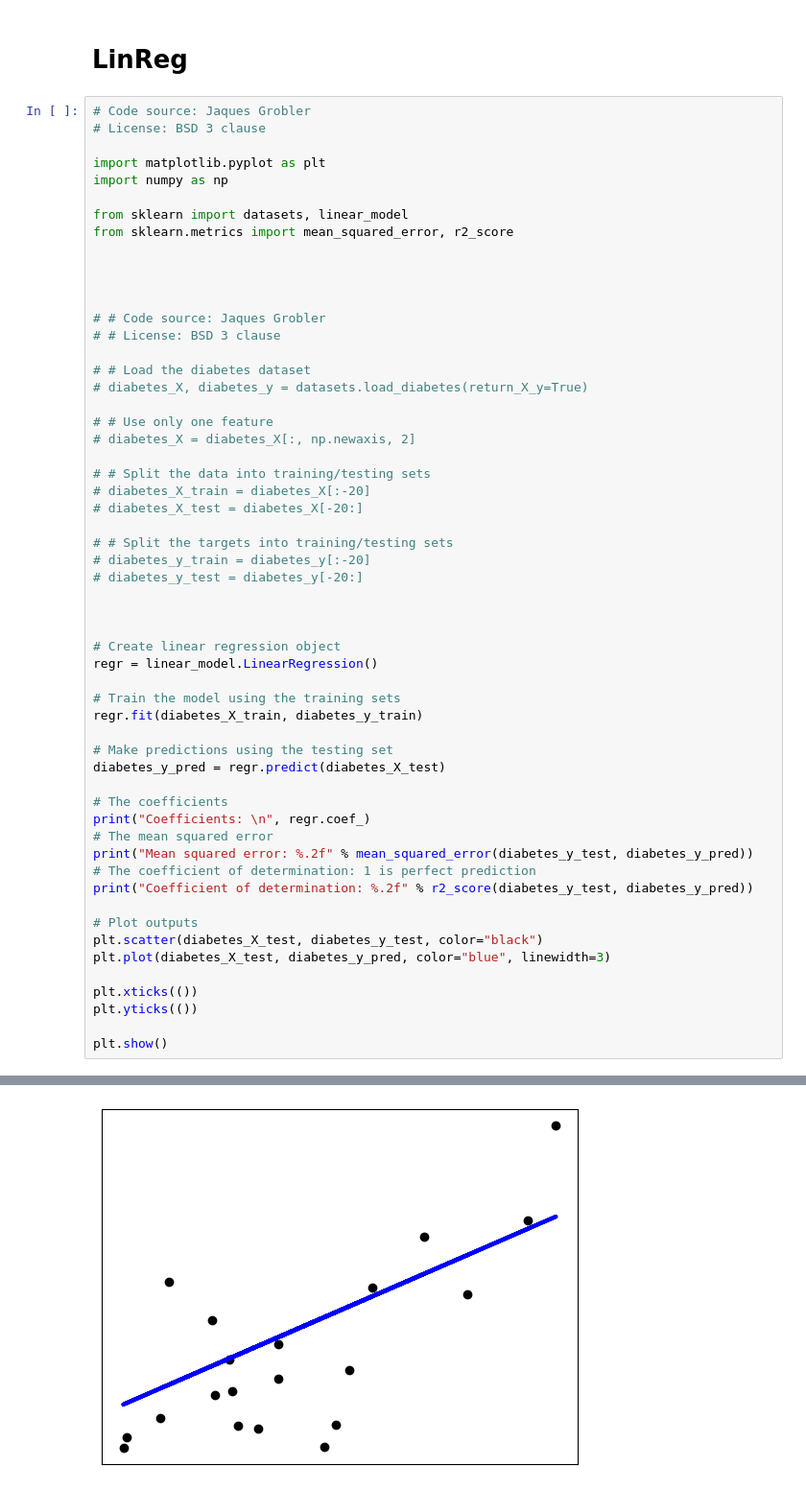
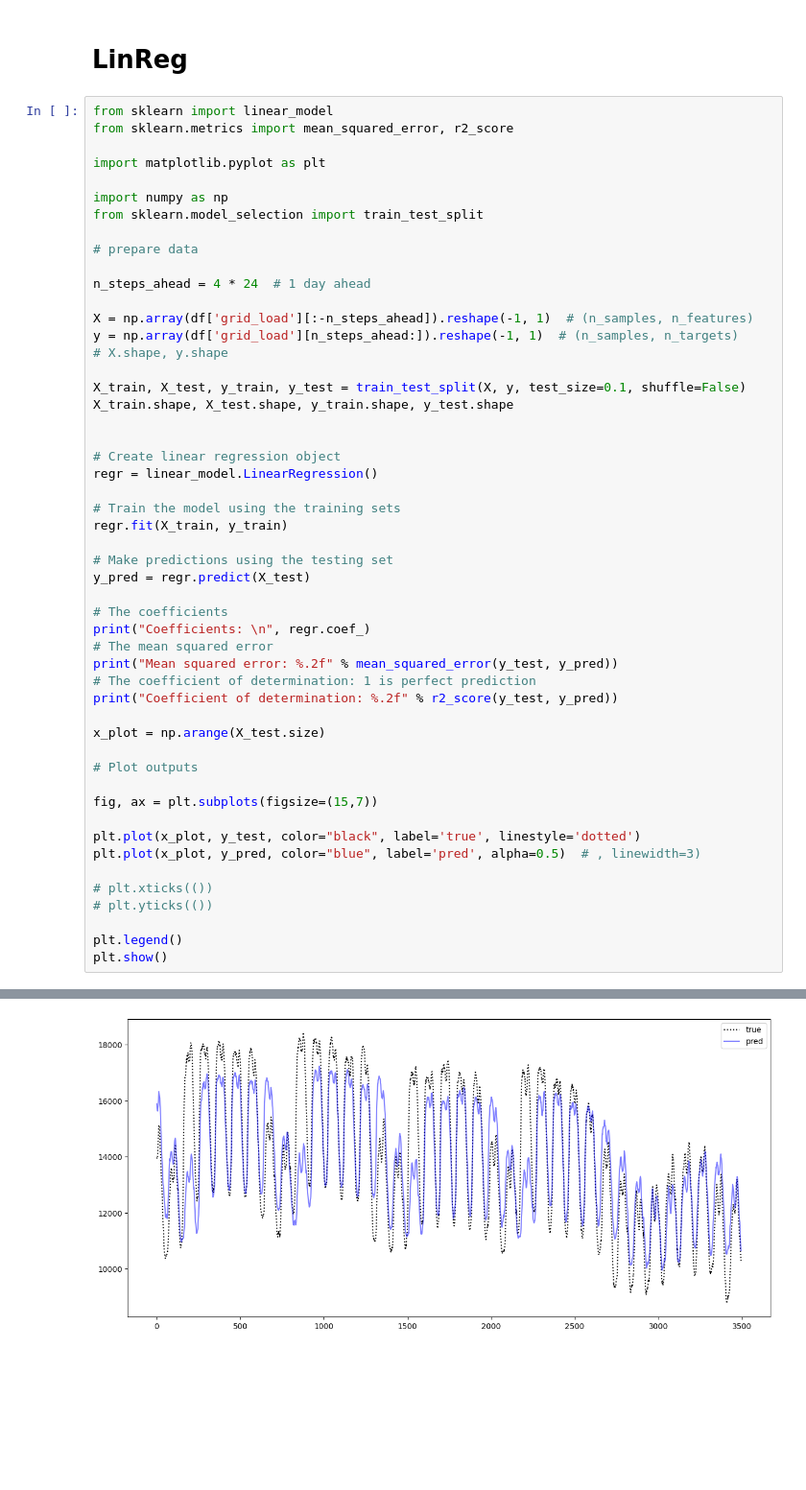
Before and after one commit to MischaDy/electricity-uq, a Jupyter notebook: energy_test.ipynb, the cells around one changed output, grey strips where cells are left out. Shown at 96% size. Cells and saved outputs as stored; diff of their text form; blank space fills up the shorter version.

Commit message:
start building baseline test

```diff
--- a/energy_test.ipynb
+++ b/energy_test.ipynb
@@ -49,60 +49,55 @@ df.head()
 # %% [markdown]
 # LinReg
 # %%
-# Code source: Jaques Grobler
-# License: BSD 3 clause
+from sklearn import linear_model
+from sklearn.metrics import mean_squared_error, r2_score
 
 import matplotlib.pyplot as plt
+
 import numpy as np
+from sklearn.model_selection import train_test_split
 
-from sklearn import datasets, linear_model
-from sklearn.metrics import mean_squared_error, r2_score
+# prepare data
 
+n_steps_ahead = 4 * 24  # 1 day ahead
 
+X = np.array(df['grid_load'][:-n_steps_ahead]).reshape(-1, 1)  # (n_samples, n_features)
+y = np.array(df['grid_load'][n_steps_ahead:]).reshape(-1, 1)  # (n_samples, n_targets)
+# X.shape, y.shape
 
-
-# # Code source: Jaques Grobler
-# # License: BSD 3 clause
-
-# # Load the diabetes dataset
-# diabetes_X, diabetes_y = datasets.load_diabetes(return_X_y=True)
-
-# # Use only one feature
-# diabetes_X = diabetes_X[:, np.newaxis, 2]
-
-# # Split the data into training/testing sets
-# diabetes_X_train = diabetes_X[:-20]
-# diabetes_X_test = diabetes_X[-20:]
-
-# # Split the targets into training/testing sets
-# diabetes_y_train = diabetes_y[:-20]
-# diabetes_y_test = diabetes_y[-20:]
-
+X_train, X_test, y_train, y_test = train_test_split(X, y, test_size=0.1, shuffle=False)
+X_train.shape, X_test.shape, y_train.shape, y_test.shape
 
 
 # Create linear regression object
 regr = linear_model.LinearRegression()
 
 # Train the model using the training sets
-regr.fit(diabetes_X_train, diabetes_y_train)
+regr.fit(X_train, y_train)
 
 # Make predictions using the testing set
-diabetes_y_pred = regr.predict(diabetes_X_test)
+y_pred = regr.predict(X_test)
 
 # The coefficients
 print("Coefficients: \n", regr.coef_)
 # The mean squared error
-print("Mean squared error: %.2f" % mean_squared_error(diabetes_y_test, diabetes_y_pred))
+print("Mean squared error: %.2f" % mean_squared_error(y_test, y_pred))
 # The coefficient of determination: 1 is perfect prediction
-print("Coefficient of determination: %.2f" % r2_score(diabetes_y_test, diabetes_y_pred))
+print("Coefficient of determination: %.2f" % r2_score(y_test, y_pred))
+
+x_plot = np.arange(X_test.size)
 
 # Plot outputs
-plt.scatter(diabetes_X_test, diabetes_y_test, color="black")
-plt.plot(diabetes_X_test, diabetes_y_pred, color="blue", linewidth=3)
 
-plt.xticks(())
-plt.yticks(())
+fig, ax = plt.subplots(figsize=(15,7))
 
+plt.plot(x_plot, y_test, color="black", label='true', linestyle='dotted')
+plt.plot(x_plot, y_pred, color="blue", label='pred', alpha=0.5)  # , linewidth=3)
+
+# plt.xticks(())
+# plt.yticks(())
+
+plt.legend()
 plt.show()
 # %% [output]
 Coefficients:
@@ -112 +107 @@ Coefficient of determination: 0.47
-[figure, old version]
+[figure, new version]
```
Also changed, not shown: parts of 1 cell of this notebook.
